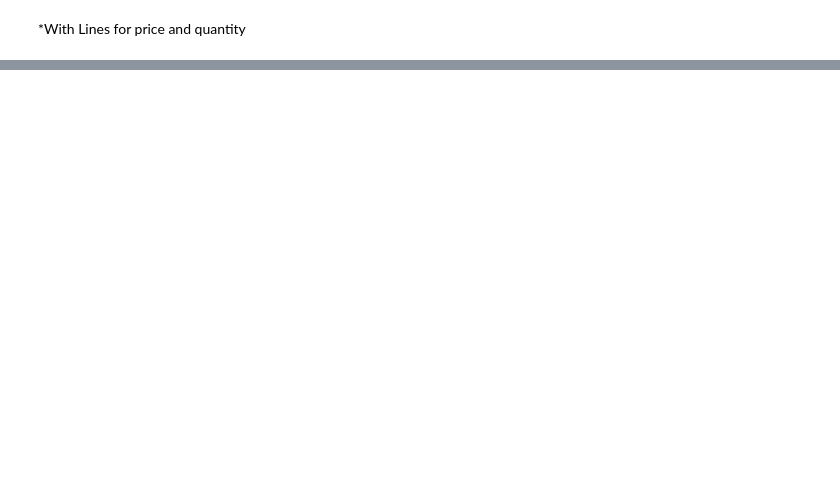
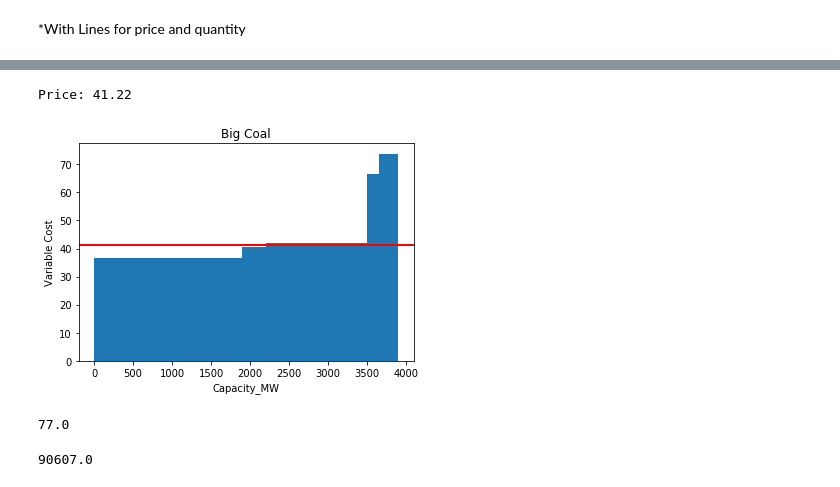
Before and after one commit to ds-modules/EEP-147, a Jupyter notebook: lab01/Lab1.ipynb, the cells around one changed output, grey strips where cells are left out. Cells and saved outputs as stored; diff of their text form; code cells hidden in the pictures; blank space fills up the shorter version.

Commit message:
profit calculations

```diff
--- a/lab01/Lab1.ipynb
+++ b/lab01/Lab1.ipynb
@@ -162,0 +178,18 @@ Capacity: 5000
+# %%
+# Make the plot
+plt.bar(new_y_coal, height_coal, width=width_coal)
+#plt.xticks(y_pos, bars)
+# Add title and axis names
+plt.title('Big Coal')
+plt.xlabel('Capacity_MW')
+plt.ylabel('Variable Cost')
+price_line_plot()
+
+plt.show()
+# %% [output]
+Price: 41.22
+[figure, added]
+# %%
+sum(Big_Coal.where("Total_Var_Cost_USDperMWH", are.below(price))["Total_Var_Cost_USDperMWH"])
+# %% [output]
+77.0
@@ -162,0 +204,4 @@ Capacity: 5000
+# %%
+profit(Big_Coal)
+# %% [output]
+90607.0
```
Also changed, not shown: parts of 8 cells of this notebook.
